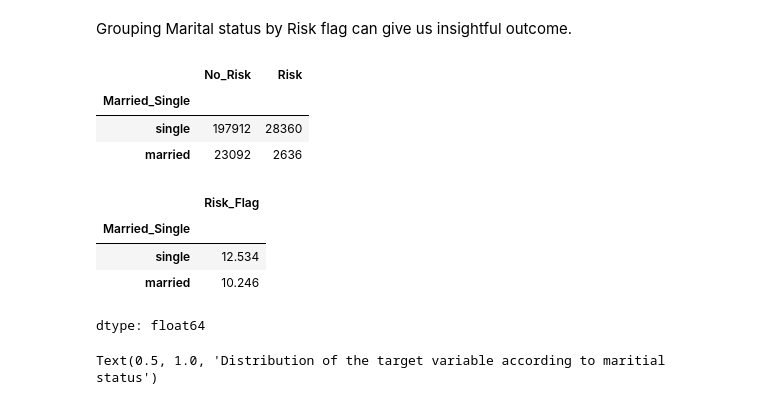
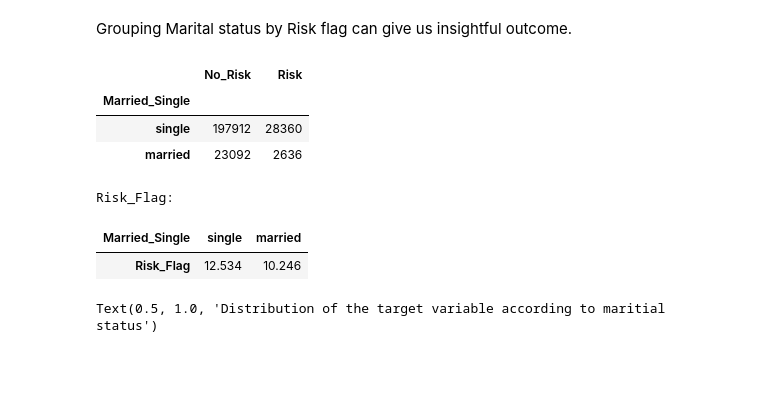
Before and after one commit to sina-salmanpour/Loan_Defaults_prediction, a Jupyter notebook: Loan_Defaults.ipynb, the cells around one changed output. Drawn from its saved outputs; the diff is of its cells as text; code cells hidden in the pictures; blank space fills up the shorter version.

```diff
--- a/Loan_Defaults.ipynb
+++ b/Loan_Defaults.ipynb
@@ -210,26 +226,25 @@ Grouping Marital status by Risk flag can give us insightful outcome.
 # %%
 # Group by 'Married_Single' and 'Risk_Flag' and count the occurrences
 marital_risk_counts = df.groupby(['Married_Single', 'Risk_Flag']).size().unstack(fill_value=0).sort_values(by=1, ascending=False)
 
 # the average risk percentage according to the marital status
-marital_risk_percentages = df.groupby('Married_Single').Risk_Flag.apply(lambda x: x.sum()/x.size * 100).sort_values(ascending=False)
+marital_risk_percentages = df.groupby('Married_Single').Risk_Flag.apply(lambda x: x.sum()/x.size * 100).sort_values(ascending=False).to_frame().T
 
 # If Risk_Flag 0 means No Risk and 1 means Risk:
 marital_risk_counts.columns = ['No_Risk', 'Risk']
 
 # Display the resulting table
 marital_risk_counts
+print("\nRisk_Flag:\n")
 marital_risk_percentages
 # %% [output]
 |  | No_Risk | Risk |
 | Married_Single |  |  |
 | single | 197912 | 28360 |
 | married | 23092 | 2636 |
+Risk_Flag:
-|  | Risk_Flag |
-| Married_Single |  |
-| single | 12.534 |
-| married | 10.246 |
+| Married_Single | single | married |
+| Risk_Flag | 12.534 | 10.246 |
-dtype: float64
 # %%
 ax = sns.countplot(data = df , x=df["Married_Single"], hue= "Risk_Flag")
 plt.title('Distribution of the target variable according to maritial status')
```
Also changed, not shown: parts of 38 cells of this notebook.
